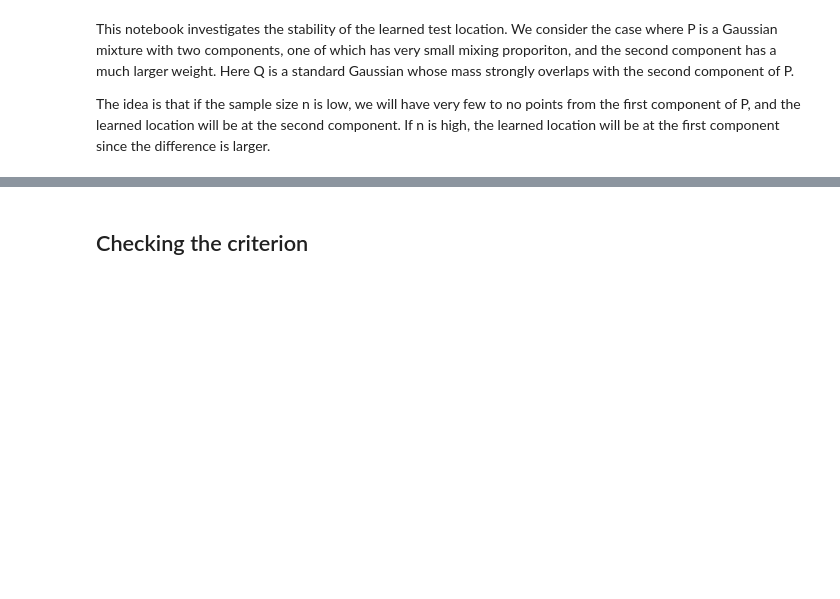
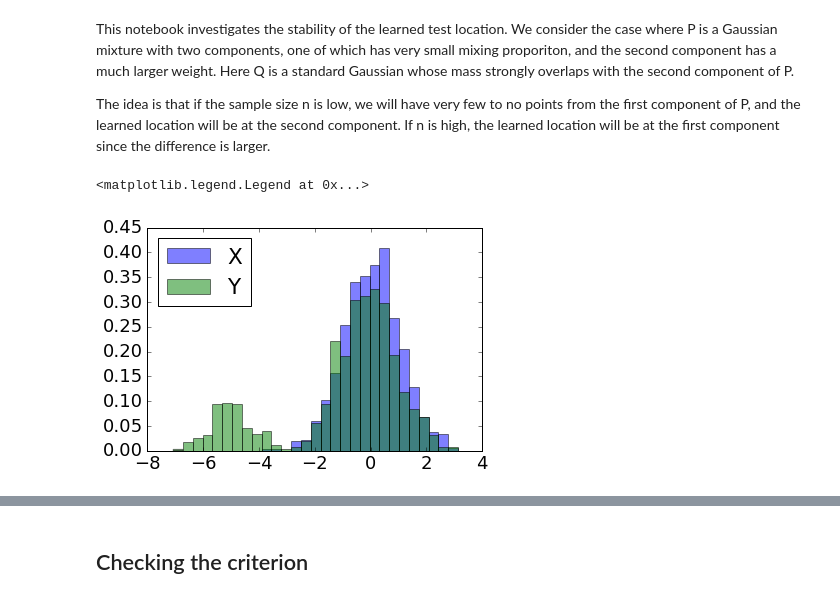
Before and after one commit to wittawatj/interpretable-test, a Jupyter notebook: ipynb/test_locs_stability.ipynb, the cells around one changed output, grey strips where cells are left out. Cells and saved outputs as stored; diff of their text form; code cells hidden in the pictures; blank space fills up the shorter version.

```diff
--- a/ipynb/test_locs_stability.ipynb
+++ b/ipynb/test_locs_stability.ipynb
@@ -92,4 +92,14 @@ class SS2GMM(data.SampleSource):
             x = x[:, np.newaxis]
         np.random.set_state(rstate)
         return data.TSTData(x, y, label='2gmm_d%d'%self.d)
+# %%
+# sample source
+n = 2000
+alpha = 0.01
+d = 1
+w = 0.2
+seed = 39
+rep = 1
+qmean = np.hstack((-5, np.zeros(d-1)))
+ss = SS2GMM(d, w, qmean)
 # %%
@@ -108,6 +108,16 @@ tr = ss.sample(n/2, seed=seed)
 te = ss.sample(n/2, seed=seed+1)
 #tr, te = tst_data.split_tr_te(tr_proportion=0.5, seed=10)
 nte = te.X.shape[0]
+# %%
+xtr, ytr = tr.xy()
+xytr = tr.stack_xy()
+bins = np.linspace(np.min(xytr), np.max(xytr), 30)
+plt.hist(xtr, bins, label='X', normed=True, alpha=0.5)
+plt.hist(ytr, bins, label='Y', normed=True, alpha=0.5)
+plt.legend(loc='best')
+# %% [output]
+<matplotlib.legend.Legend at 0x...>
+[figure, added]
 # %%
 # repeat many trials to see the value of the optimized location
 locs = np.zeros(rep)
```
Also changed, not shown: parts of 12 cells of this notebook, 1 other file.
